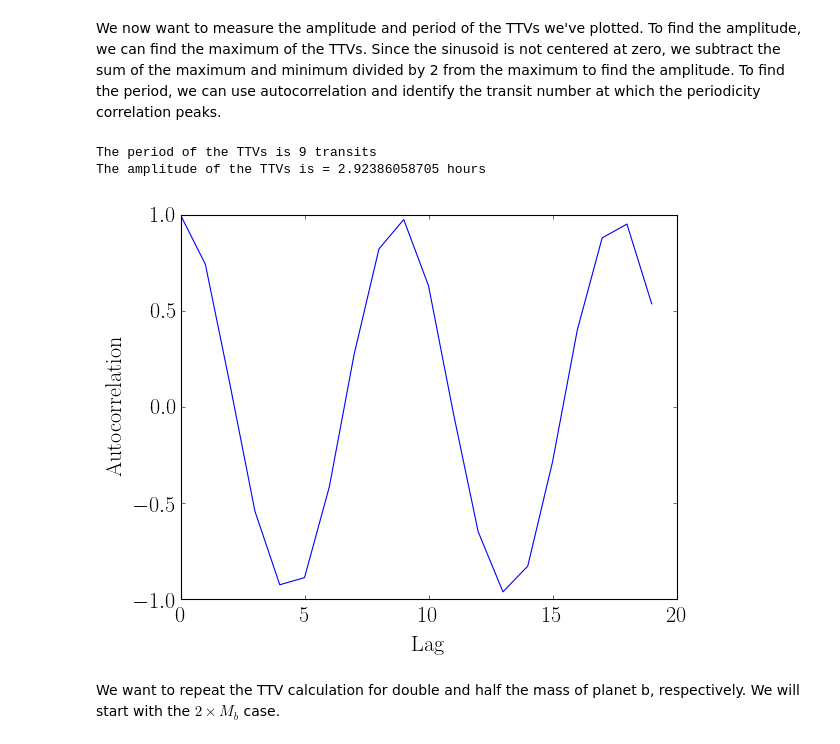
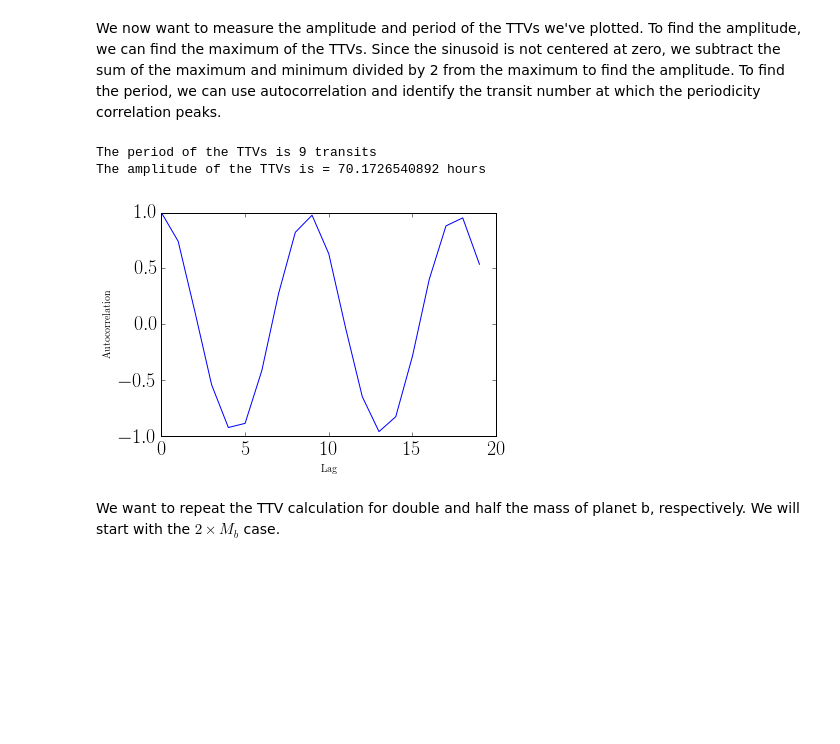
Before and after one commit to hdelgad9/astr597_exo, a Jupyter notebook: HW_3/transit_timing_variation_v4.ipynb, the cells around one changed output. Cells and saved outputs as stored; diff of their text form; code cells hidden in the pictures; blank space fills up the shorter version.

```diff
--- a/HW_3/transit_timing_variation_v4.ipynb
+++ b/HW_3/transit_timing_variation_v4.ipynb
@@ -555,21 +555,21 @@ To use the future default and silence this warning we advise to pass `rcond=None
 # %% [markdown]
 We now want to measure the amplitude and period of the TTVs we've plotted. To find the amplitude, we can find the maximum of the TTVs. Since the sinusoid is not centered at zero, we subtract the sum of the maximum and minimum divided by 2 from the maximum to find the amplitude. To find the period, we can use autocorrelation and identify the transit number at which the periodicity correlation peaks.
 # %%
-y = (transittimes-m*np.array(range(N))-c)
+y = (transittimes-m*np.array(range(N))-c)*24
 
 def acf(x, length=20):
     return np.array([1] +[np.corrcoef(x[:-i], x[i:])[0,1] for i in range(1,length)])
 
 plt.plot(np.arange(len(acf(y))),acf(y))
 plt.ylabel('Autocorrelation')
 plt.xlabel('Lag')
 
 print("The period of the TTVs is {} transits".format(np.argmax(acf(y)[1:]) + 1))
 print("The amplitude of the TTVs is = {} hours".format(max(y)-((max(y) + min(y)) / 2)))
 # %% [output]
 The period of the TTVs is 9 transits
-The amplitude of the TTVs is = 2.92386058705 hours
+The amplitude of the TTVs is = 70.1726540892 hours
-[figure, old version]
+[figure, new version]
 # %% [markdown]
 We want to repeat the TTV calculation for double and half the mass of planet b, respectively. We will start with the $2 \times M_b$ case.
 # %%
```
Also changed, not shown: parts of 6 cells of this notebook.
